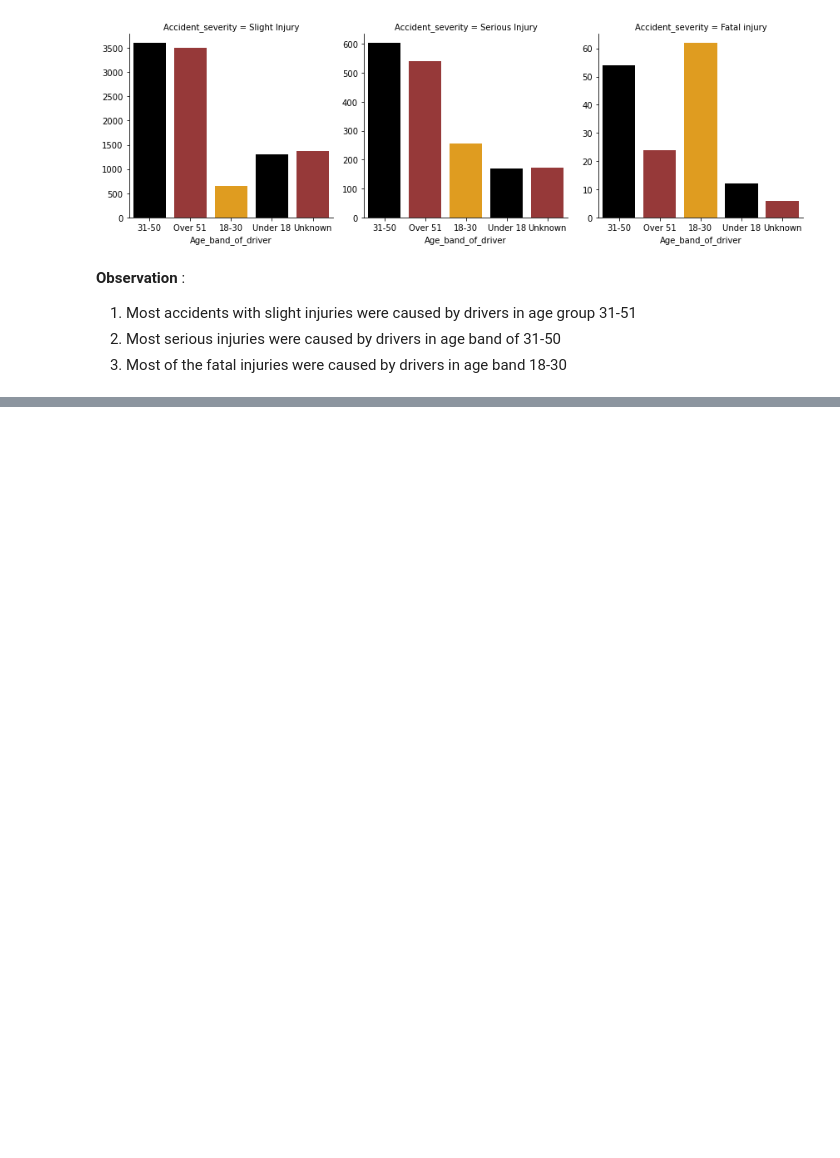
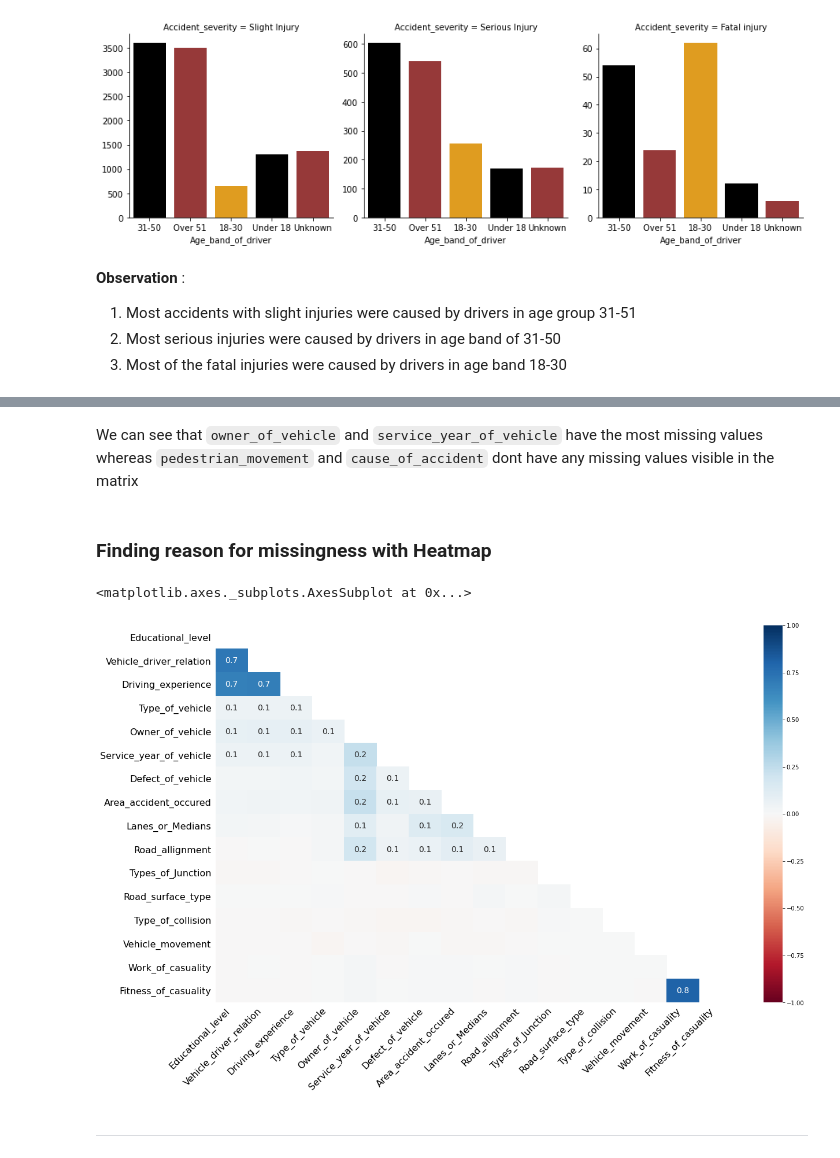
Before and after one commit to vedanthv/Road-Traffic-Accident-Severity-Classification, a Jupyter notebook: Cleaned_Notebook.ipynb, the cells around one changed output, grey strips where cells are left out. Drawn from its saved outputs; the diff is of its cells as text; code cells hidden in the pictures; blank space fills up the shorter version.

```diff
--- a/Cleaned_Notebook.ipynb
+++ b/Cleaned_Notebook.ipynb
@@ -461,0 +500,11 @@ grid.map(sns.countplot, 'Age_band_of_driver', palette=['black', 'brown', 'orange
+# %% [markdown]
+We can see that `owner_of_vehicle` and `service_year_of_vehicle` have the most missing values whereas `pedestrian_movement` and `cause_of_accident` dont have any missing values visible in the matrix
+# %% [markdown]
+### Finding reason for missingness with Heatmap
+# %%
+msno.heatmap(X)
+# %% [output]
+<matplotlib.axes._subplots.AxesSubplot at 0x...>
+[figure, added]
+# %% [markdown]
+****
```
Also changed, not shown: parts of 7 cells of this notebook.
